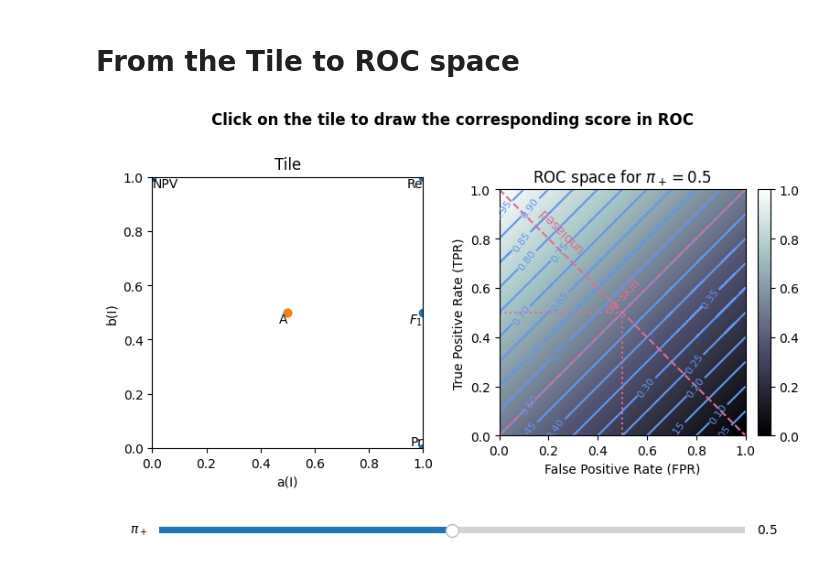
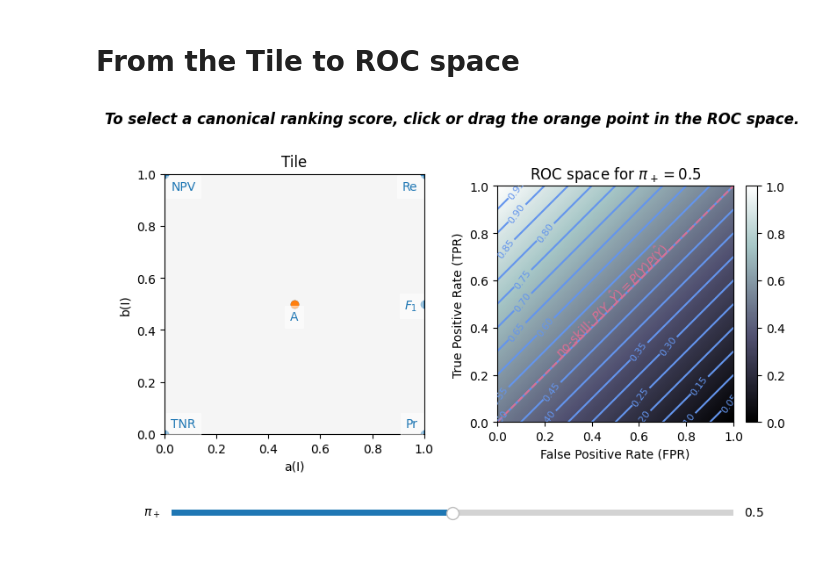
Before and after one commit to uliege-performance/sorbetto, a Jupyter notebook: demos/tile_to_roc.ipynb, the cells around one changed output. Drawn from its saved outputs; the diff is of its cells as text; code cells hidden in the pictures.

Commit message:
Improve demo "ROC to Tile"

```diff
--- a/demos/tile_to_roc.ipynb
+++ b/demos/tile_to_roc.ipynb
@@ -56,55 +57,71 @@ def draw_score(fig, axes, prior, coords):
     tile.appendAnnotation(score_annotation)
 
     tile_ax, roc_ax = axes
-    tile.draw(fig, tile_ax)
-    score.drawInROC(fig, roc_ax, prior, show_colorbar=draw_cbar)
+    tile.draw(fig, tile_ax, merge_text_annotations=False)
+    score.drawInROC(
+        fig, roc_ax,
+        prior,
+        resolution = 501, # lower than the default value to ensure a reactive GUI
+        show_colorbar=draw_cbar,
+        show_no_skills = True,
+        show_priors = False,
+        show_unbiased = False,
+        show_opposite_unbiased = False
+    )
 
     draw_cbar = False
 # %%
 # Set default values
 prior = 0.5
 coords = (0.5, 0.5)
 
 # Create the initial figure
 fig, axes = plt.subplots(1, 2, figsize=(8, 5))
 draw_score(fig, axes, prior, coords)
-fig.suptitle(
-    "Click on the tile to draw the corresponding score in ROC", fontweight="bold"
-)
+txt = "To select a canonical ranking score, click or drag the orange point in the ROC space."
+fig.suptitle( txt, fontweight="bold", fontstyle='italic' )
 fig.tight_layout(pad=1.5)
 axslide = fig.add_axes([0.1, 0.05, 0.8, 0.03])
 slider = Slider(ax=axslide, label=r"$\pi_+$", valmin=0, valmax=1, valinit=prior)
 fig.subplots_adjust(bottom=0.2)
 
+def redraw_all_now () :
+    for ax in axes:
+        ax.clear()
+    draw_score(fig, axes, prior, coords)
+    fig.canvas.draw_idle() # or plt.show() ?
+
+def update_motion_notify(event):
+    if event.inaxes != axes[0]:
+        return
+    if event.button is None :
+        return # This is not a drag and drop
+    global coords
+    coords = event.xdata, event.ydata
+    redraw_all_now ()
+
+plt.connect("motion_notify_event", update_motion_notify)
 
 # Update when clicking the Tile
 def update_click(event):
     if event.inaxes != axes[0]:
         return
     elif event.button is MouseButton.LEFT:
+        global coords
         coords = event.xdata, event.ydata
+    redraw_all_now ()
 
-        print(fig.get_axes())
-        for ax in axes:
-            ax.clear()
-        draw_score(fig, axes, prior, coords)
-        plt.show()
-
+plt.connect("button_press_event", update_click)
 
 # Update when moving the prior slider
 def update_slider(val):
     global prior
     prior = val
+    redraw_all_now ()
 
-    for ax in axes:
-        ax.clear()
-    draw_score(fig, axes, prior, coords)
-    plt.show()
+slider.on_changed(update_slider)
 
-
-plt.connect("button_press_event", update_click)
-slider.on_changed(update_slider)
 plt.show()
 fig
 # %% [output]
-[figure, old version]
+[figure, new version]
```
Also changed, not shown: parts of 1 cell of this notebook, 3 other files.
